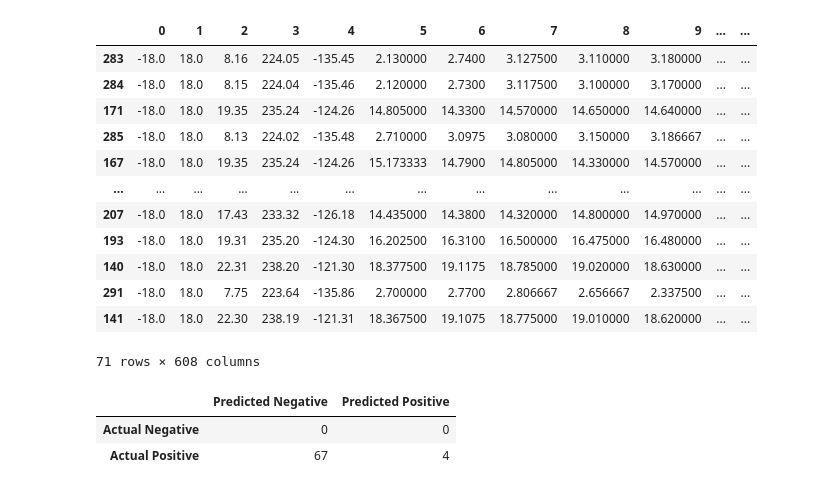
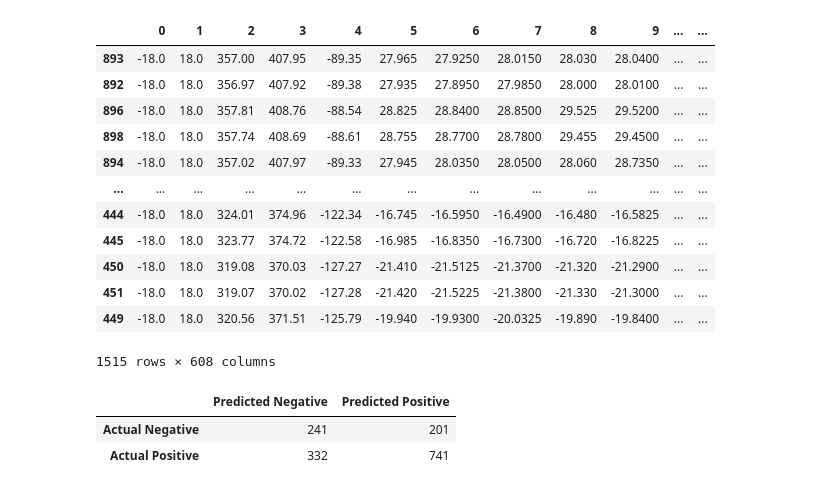
Before and after one commit to yoyu777/ml-demo, a Jupyter notebook: notebooks/linear_learner.ipynb, the cells around one changed output. Cells and saved outputs as stored; diff of their text form; code cells hidden in the pictures.

```diff
--- a/notebooks/linear_learner.ipynb
+++ b/notebooks/linear_learner.ipynb
@@ -1,5 +1,5 @@
 # %%
-bucket = 'bucket-mldemo-dev-20200505120005202200000002'
+bucket = 'bucket-mldemo-dev-20200624145048345300000002'
 
 # Define IAM role
 import re
@@ -44,3 +62,3 @@ df
 # %%
-evaluation_data_df=df[round(len(df)*0.85+1):].copy().reset_index(drop=True)
-evaluation_data_df
+test_data_df=df[round(len(df)*0.85+1):].copy().reset_index(drop=True)
+test_data_df
@@ -52,14 +86,14 @@ def eval_func(row):
     csv=','.join(row.tolist()[0:605])
     result=linear_predictor.predict(csv)
     return result
-results=evaluation_data_df.astype(str).apply(eval_func,axis=1)
+results=test_data_df.astype(str).apply(eval_func,axis=1)
 # %%
 predicted_labels=[1 if i['predictions'][0]['predicted_label']==1.0 else 0 for i in results]
 # %%
 score=[i['predictions'][0]['score'] for i in results]
 # %%
-evaluation_data_df['predicted_labels']=predicted_labels
-evaluation_data_df['score']=score
-evaluation_data_df
+test_data_df['predicted_labels']=predicted_labels
+test_data_df['score']=score
+test_data_df
 # %% [output]
 |  | 0 | 1 | 2 | 3 | 4 | 5 | 6 | 7 | 8 | 9 | ... | ... |
@@ -87,20 +128,20 @@ evaluation_data_df[evaluation_data_df['predicted_labels']==1]
 # %%
-most_certain=evaluation_data_df.query('score>=0.6')
+most_certain=test_data_df.query('score>=0.0')
 most_certain.sort_values('score',ascending=False)
 # %% [output]
 |  | 0 | 1 | 2 | 3 | 4 | 5 | 6 | 7 | 8 | 9 | ... | ... |
-| 283 | -18.0 | 18.0 | 8.16 | 224.05 | -135.45 | 2.130000 | 2.7400 | 3.127500 | 3.110000 | 3.180000 | ... | ... |
-| 284 | -18.0 | 18.0 | 8.15 | 224.04 | -135.46 | 2.120000 | 2.7300 | 3.117500 | 3.100000 | 3.170000 | ... | ... |
-| 171 | -18.0 | 18.0 | 19.35 | 235.24 | -124.26 | 14.805000 | 14.3300 | 14.570000 | 14.650000 | 14.640000 | ... | ... |
-| 285 | -18.0 | 18.0 | 8.13 | 224.02 | -135.48 | 2.710000 | 3.0975 | 3.080000 | 3.150000 | 3.186667 | ... | ... |
-| 167 | -18.0 | 18.0 | 19.35 | 235.24 | -124.26 | 15.173333 | 14.7900 | 14.805000 | 14.330000 | 14.570000 | ... | ... |
+| 893 | -18.0 | 18.0 | 357.00 | 407.95 | -89.35 | 27.965 | 27.9250 | 28.0150 | 28.030 | 28.0400 | ... | ... |
+| 892 | -18.0 | 18.0 | 356.97 | 407.92 | -89.38 | 27.935 | 27.8950 | 27.9850 | 28.000 | 28.0100 | ... | ... |
+| 896 | -18.0 | 18.0 | 357.81 | 408.76 | -88.54 | 28.825 | 28.8400 | 28.8500 | 29.525 | 29.5200 | ... | ... |
+| 898 | -18.0 | 18.0 | 357.74 | 408.69 | -88.61 | 28.755 | 28.7700 | 28.7800 | 29.455 | 29.4500 | ... | ... |
+| 894 | -18.0 | 18.0 | 357.02 | 407.97 | -89.33 | 27.945 | 28.0350 | 28.0500 | 28.060 | 28.7350 | ... | ... |
 | ... | ... | ... | ... | ... | ... | ... | ... | ... | ... | ... | ... | ... |
-| 207 | -18.0 | 18.0 | 17.43 | 233.32 | -126.18 | 14.435000 | 14.3800 | 14.320000 | 14.800000 | 14.970000 | ... | ... |
-| 193 | -18.0 | 18.0 | 19.31 | 235.20 | -124.30 | 16.202500 | 16.3100 | 16.500000 | 16.475000 | 16.480000 | ... | ... |
-| 140 | -18.0 | 18.0 | 22.31 | 238.20 | -121.30 | 18.377500 | 19.1175 | 18.785000 | 19.020000 | 18.630000 | ... | ... |
-| 291 | -18.0 | 18.0 | 7.75 | 223.64 | -135.86 | 2.700000 | 2.7700 | 2.806667 | 2.656667 | 2.337500 | ... | ... |
-| 141 | -18.0 | 18.0 | 22.30 | 238.19 | -121.31 | 18.367500 | 19.1075 | 18.775000 | 19.010000 | 18.620000 | ... | ... |
+| 444 | -18.0 | 18.0 | 324.01 | 374.96 | -122.34 | -16.745 | -16.5950 | -16.4900 | -16.480 | -16.5825 | ... | ... |
+| 445 | -18.0 | 18.0 | 323.77 | 374.72 | -122.58 | -16.985 | -16.8350 | -16.7300 | -16.720 | -16.8225 | ... | ... |
+| 450 | -18.0 | 18.0 | 319.08 | 370.03 | -127.27 | -21.410 | -21.5125 | -21.3700 | -21.320 | -21.2900 | ... | ... |
+| 451 | -18.0 | 18.0 | 319.07 | 370.02 | -127.28 | -21.420 | -21.5225 | -21.3800 | -21.330 | -21.3000 | ... | ... |
+| 449 | -18.0 | 18.0 | 320.56 | 371.51 | -125.79 | -19.940 | -19.9300 | -20.0325 | -19.890 | -19.8400 | ... | ... |
-71 rows × 608 columns
+1515 rows × 608 columns
 # %%
 # Importing the metrics package from sklearn library
 from sklearn import metrics
@@ -114,8 +155,8 @@ cm_df = pd.DataFrame(cm,
 cm_df
 # %% [output]
 |  | Predicted Negative | Predicted Positive |
-| Actual Negative | 0 | 0 |
-| Actual Positive | 67 | 4 |
+| Actual Negative | 241 | 201 |
+| Actual Positive | 332 | 741 |
 # %%
 most_certain.query('predicted_labels==1').describe()
 # %%
```
Also changed, not shown: parts of 7 cells of this notebook.
